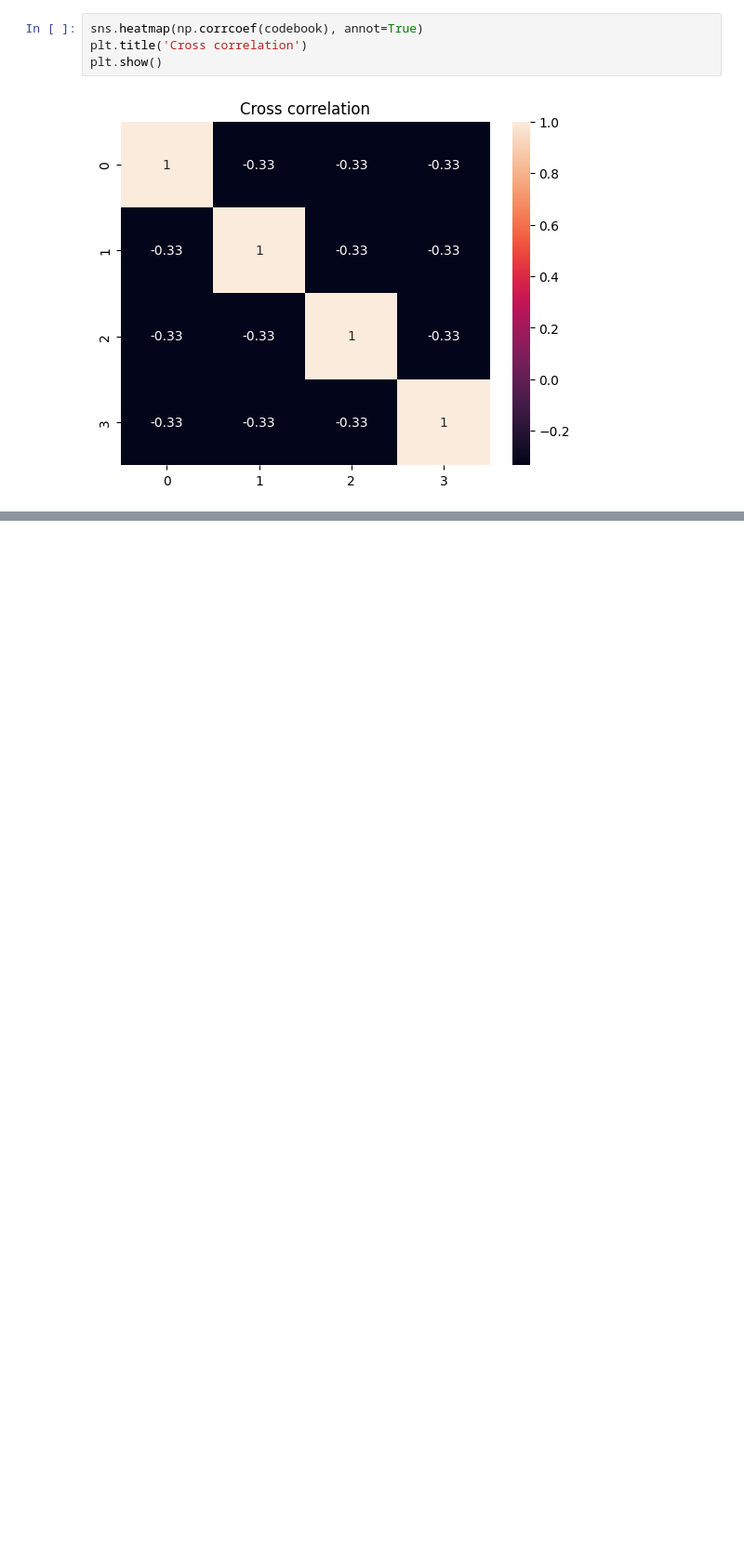
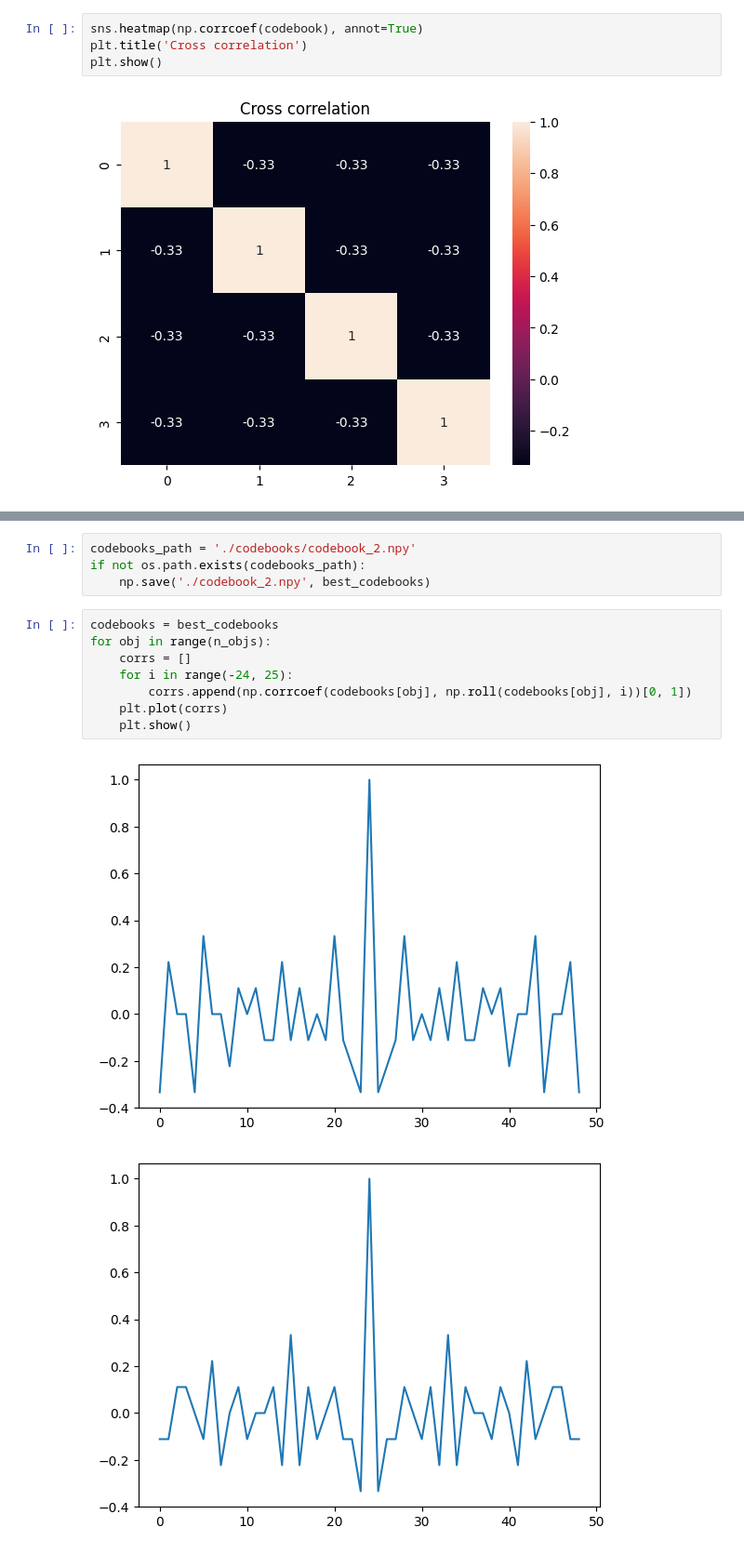
Before and after one commit to amar-enkhbat/codebook_generator, a Jupyter notebook: gen_seq.ipynb, the cells around one changed output, grey strips where cells are left out. Shown at 93% size. Saved outputs shown, nothing was run; the diff lists cells and outputs as text; blank space fills up the shorter version.

```diff
--- a/gen_seq.ipynb
+++ b/gen_seq.ipynb
@@ -204,0 +247,15 @@ plt.show()
+# %%
+codebooks_path = './codebooks/codebook_2.npy'
+if not os.path.exists(codebooks_path):
+    np.save('./codebook_2.npy', best_codebooks)
+# %%
+codebooks = best_codebooks
+for obj in range(n_objs):
+    corrs = []
+    for i in range(-24, 25):
+        corrs.append(np.corrcoef(codebooks[obj], np.roll(codebooks[obj], i))[0, 1])
+    plt.plot(corrs)
+    plt.show()
+# %% [output]
+[figure, added]
+[figure, added]
```
Also changed, not shown: parts of 19 cells of this notebook, 1 other file.
